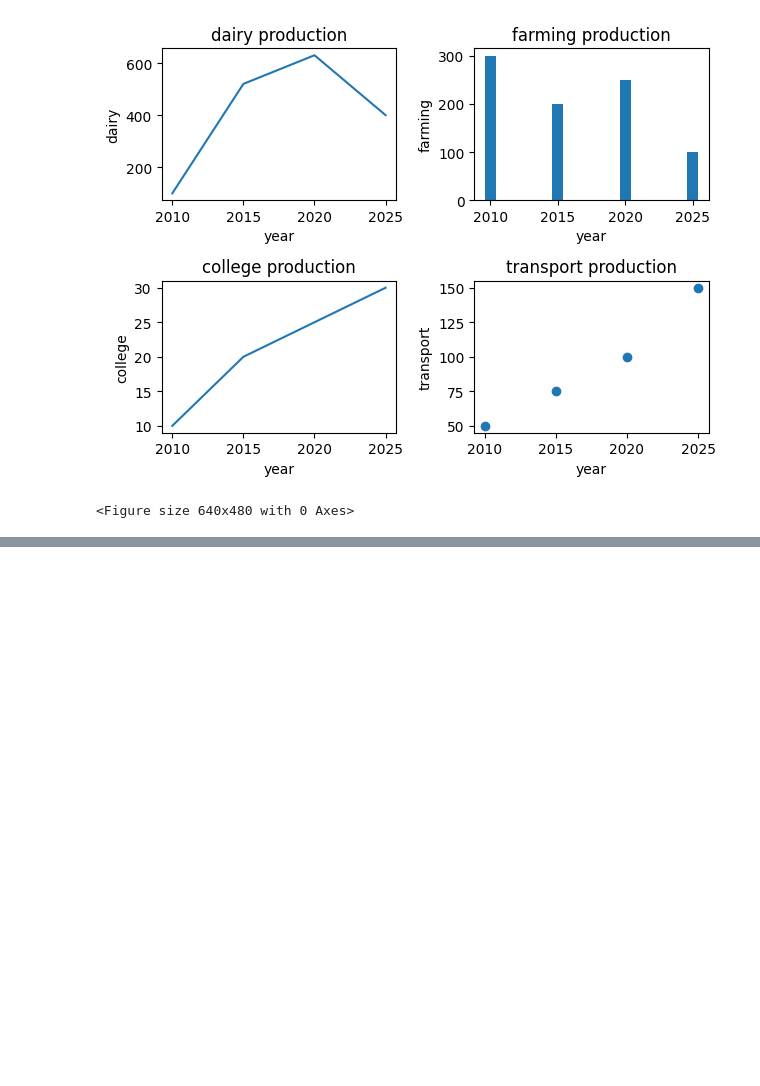
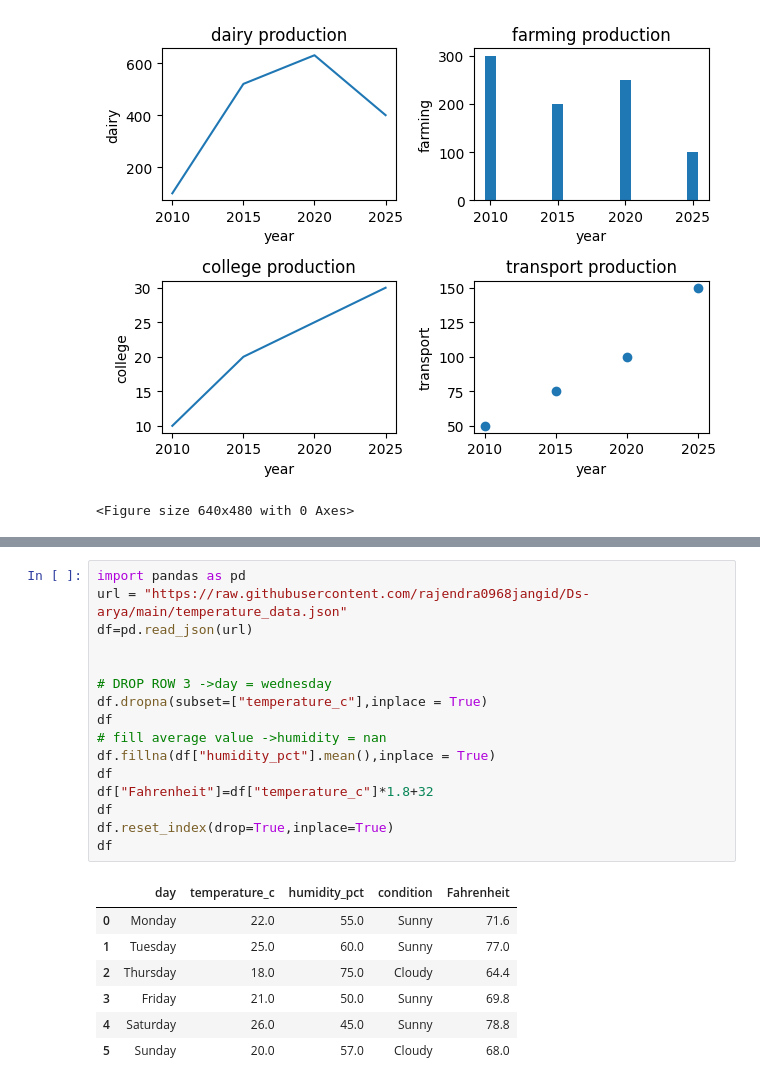
Before and after one commit to yashmourya236-code/Data_Science_-45-Days-, a Jupyter notebook: Python(Day-18).ipynb, the cells around one changed output, grey strips where cells are left out. Drawn from its saved outputs; the diff is of its cells as text; blank space fills up the shorter version.

```diff
--- a/Python(Day-18).ipynb
+++ b/Python(Day-18).ipynb
@@ -78,0 +98,24 @@ plt.savefig("subplot.jpg")
+# %%
+import pandas as pd
+url = "https://raw.githubusercontent.com/rajendra0968jangid/Ds-arya/main/temperature_data.json"
+df=pd.read_json(url)
+
+
+# DROP ROW 3 ->day = wednesday
+df.dropna(subset=["temperature_c"],inplace = True)
+df
+# fill average value ->humidity = nan
+df.fillna(df["humidity_pct"].mean(),inplace = True)
+df
+df["Fahrenheit"]=df["temperature_c"]*1.8+32
+df
+df.reset_index(drop=True,inplace=True)
+df
+# %% [output]
+|  | day | temperature_c | humidity_pct | condition | Fahrenheit |
+| 0 | Monday | 22.0 | 55.0 | Sunny | 71.6 |
+| 1 | Tuesday | 25.0 | 60.0 | Sunny | 77.0 |
+| 2 | Thursday | 18.0 | 75.0 | Cloudy | 64.4 |
+| 3 | Friday | 21.0 | 50.0 | Sunny | 69.8 |
+| 4 | Saturday | 26.0 | 45.0 | Sunny | 78.8 |
+| 5 | Sunday | 20.0 | 57.0 | Cloudy | 68.0 |
```
Also changed, not shown: parts of 3 cells of this notebook.
